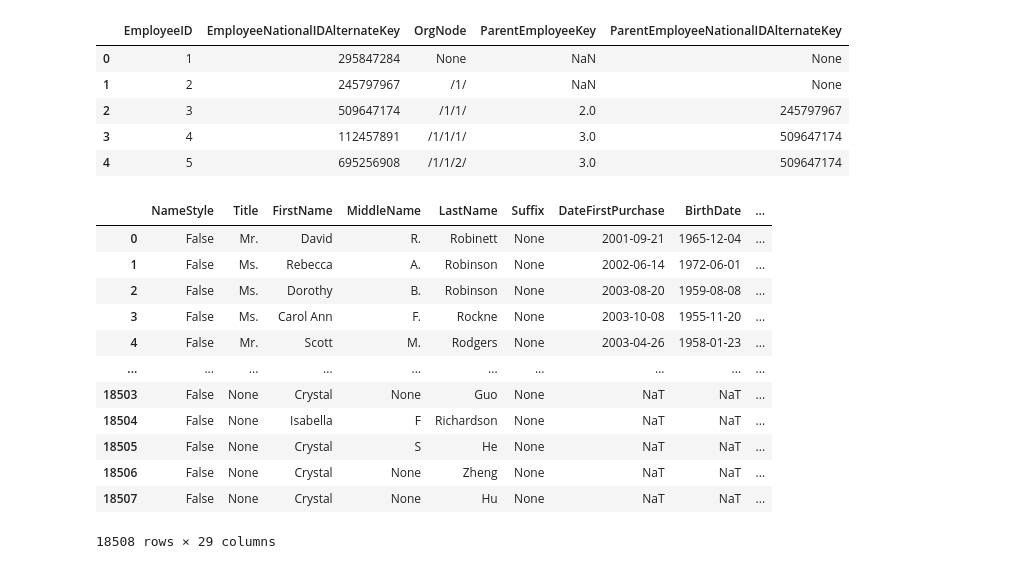
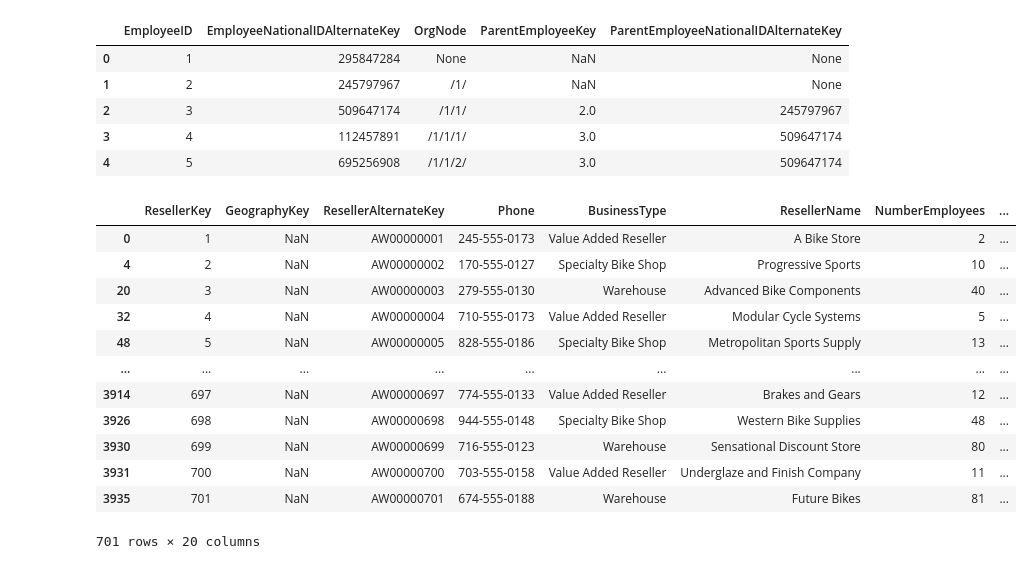
Before and after one commit to AngieJoya99/ETL-proyecto, a Jupyter notebook: pruebaConexion.ipynb, the cells around one changed output. Saved outputs shown, nothing was run; the diff lists cells and outputs as text; code cells hidden in the pictures.

```diff
--- a/pruebaConexion.ipynb
+++ b/pruebaConexion.ipynb
@@ -462,16 +354,0 @@ dimCustomer = transformDimCustomer(person, sales)
-# %%
-dimCustomer
-# %% [output]
-|  | NameStyle | Title | FirstName | MiddleName | LastName | Suffix | DateFirstPurchase | BirthDate | ... |
-| 0 | False | Mr. | David | R. | Robinett | None | 2001-09-21 | 1965-12-04 | ... |
-| 1 | False | Ms. | Rebecca | A. | Robinson | None | 2002-06-14 | 1972-06-01 | ... |
-| 2 | False | Ms. | Dorothy | B. | Robinson | None | 2003-08-20 | 1959-08-08 | ... |
-| 3 | False | Ms. | Carol Ann | F. | Rockne | None | 2003-10-08 | 1955-11-20 | ... |
-| 4 | False | Mr. | Scott | M. | Rodgers | None | 2003-04-26 | 1958-01-23 | ... |
-| ... | ... | ... | ... | ... | ... | ... | ... | ... | ... |
-| 18503 | False | None | Crystal | None | Guo | None | NaT | NaT | ... |
-| 18504 | False | None | Isabella | F | Richardson | None | NaT | NaT | ... |
-| 18505 | False | None | Crystal | S | He | None | NaT | NaT | ... |
-| 18506 | False | None | Crystal | None | Zheng | None | NaT | NaT | ... |
-| 18507 | False | None | Crystal | None | Hu | None | NaT | NaT | ... |
-18508 rows × 29 columns
@@ -477,0 +486,24 @@ dimCustomer
+# %%
+dimReseller = transformDimReseller(
+    sales["Customer"],
+    sales["SalesOrderHeader"],
+    person["PersonPhone"],
+    person["Address"],
+    person["BusinessEntityAddress"],
+    storeDemographics
+)
+dimReseller
+# %% [output]
+|  | ResellerKey | GeographyKey | ResellerAlternateKey | Phone | BusinessType | ResellerName | NumberEmployees | ... |
+| 0 | 1 | NaN | AW00000001 | 245-555-0173 | Value Added Reseller | A Bike Store | 2 | ... |
+| 4 | 2 | NaN | AW00000002 | 170-555-0127 | Specialty Bike Shop | Progressive Sports | 10 | ... |
+| 20 | 3 | NaN | AW00000003 | 279-555-0130 | Warehouse | Advanced Bike Components | 40 | ... |
+| 32 | 4 | NaN | AW00000004 | 710-555-0173 | Value Added Reseller | Modular Cycle Systems | 5 | ... |
+| 48 | 5 | NaN | AW00000005 | 828-555-0186 | Specialty Bike Shop | Metropolitan Sports Supply | 13 | ... |
+| ... | ... | ... | ... | ... | ... | ... | ... | ... |
+| 3914 | 697 | NaN | AW00000697 | 774-555-0133 | Value Added Reseller | Brakes and Gears | 12 | ... |
+| 3926 | 698 | NaN | AW00000698 | 944-555-0148 | Specialty Bike Shop | Western Bike Supplies | 48 | ... |
+| 3930 | 699 | NaN | AW00000699 | 716-555-0123 | Warehouse | Sensational Discount Store | 80 | ... |
+| 3931 | 700 | NaN | AW00000700 | 703-555-0158 | Value Added Reseller | Underglaze and Finish Company | 11 | ... |
+| 3935 | 701 | NaN | AW00000701 | 674-555-0188 | Warehouse | Future Bikes | 81 | ... |
+701 rows × 20 columns
```
Also changed, not shown: parts of 8 cells of this notebook, 1 other file.
